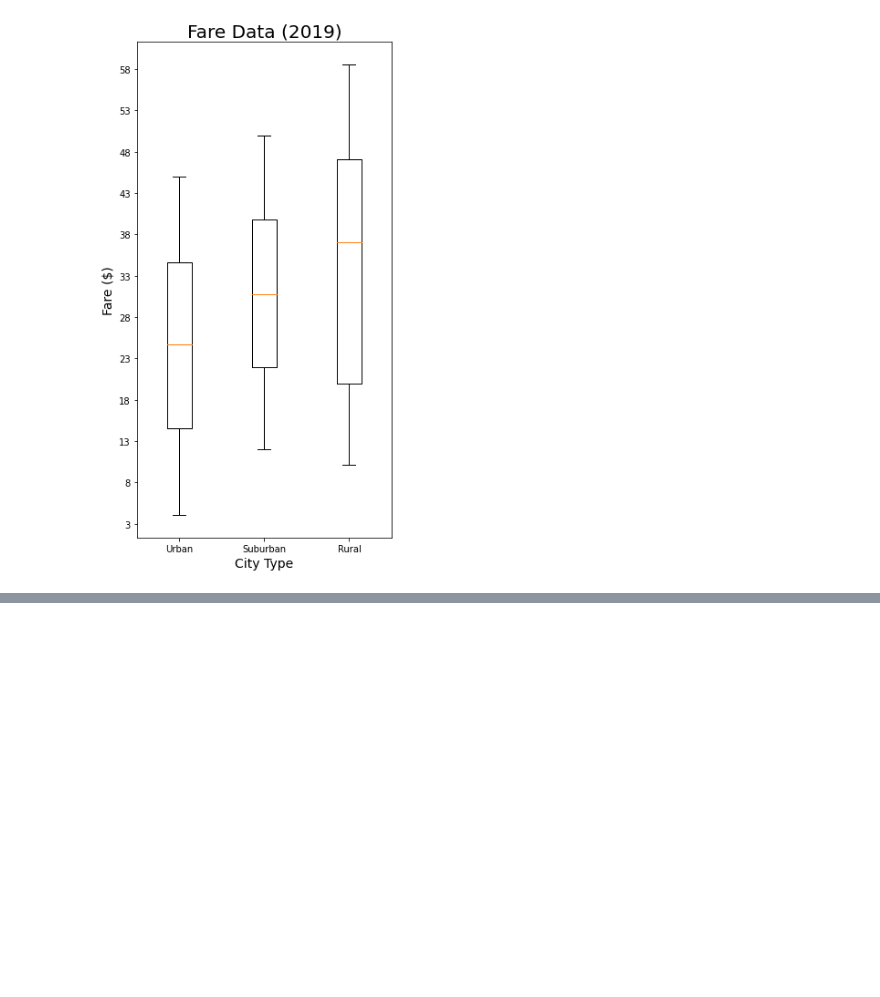
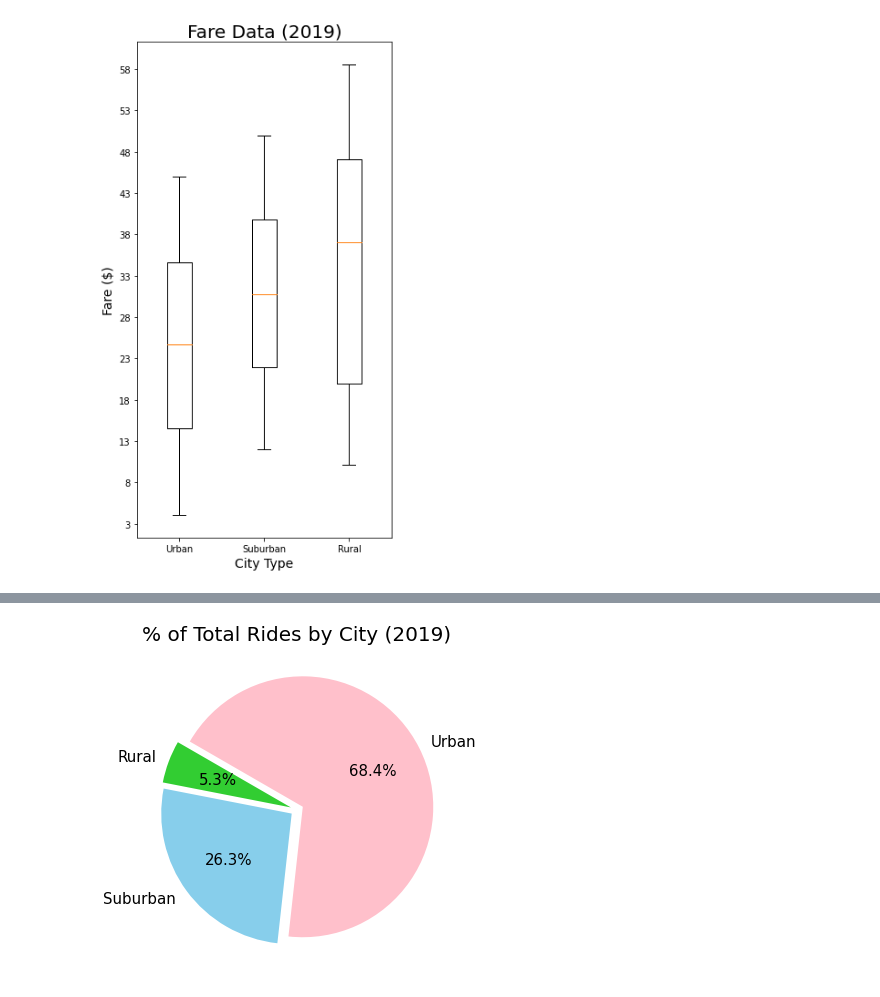
Before and after one commit to Bag0niku/PyBer_Analysis, a Jupyter notebook: Pyber.ipynb, the cells around one changed output, grey strips where cells are left out. Cells and saved outputs as stored; diff of their text form; code cells hidden in the pictures; blank space fills up the shorter version.

Commit message:
Total Rides by City completed

```diff
--- a/Pyber.ipynb
+++ b/Pyber.ipynb
@@ -148,0 +148,10 @@ fig4.savefig('Analysis\\Total_Fares_by_City.png')
+# %%
+fig5, ax5, = plt.subplots(figsize=(6,6))
+# # fare_percent = [urban_cities_df['fare'].sum(), suburban_cities_df['fare'].sum(), rural_cities_df['fare'].sum()]
+# explode = [0.05, 0.05, 0.05]
+ax5.pie(x=all_data.groupby(['type']).count()['ride_id'], labels=all_data.groupby(['type']).sum()['ride_id'].index, autopct='%1.1f%%', explode=explode, colors=['limegreen', 'skyblue', 'pink'], startangle=150)
+# mpl.rcParams['font.size'] = 15
+ax5.set_title('% of Total Rides by City (2019)', fontsize='20')
+fig5.savefig('Analysis\\Total_Rides_by_City.png')
+# %% [output]
+[figure, added]
```
Also changed, not shown: parts of 1 cell of this notebook, 3 other files.
